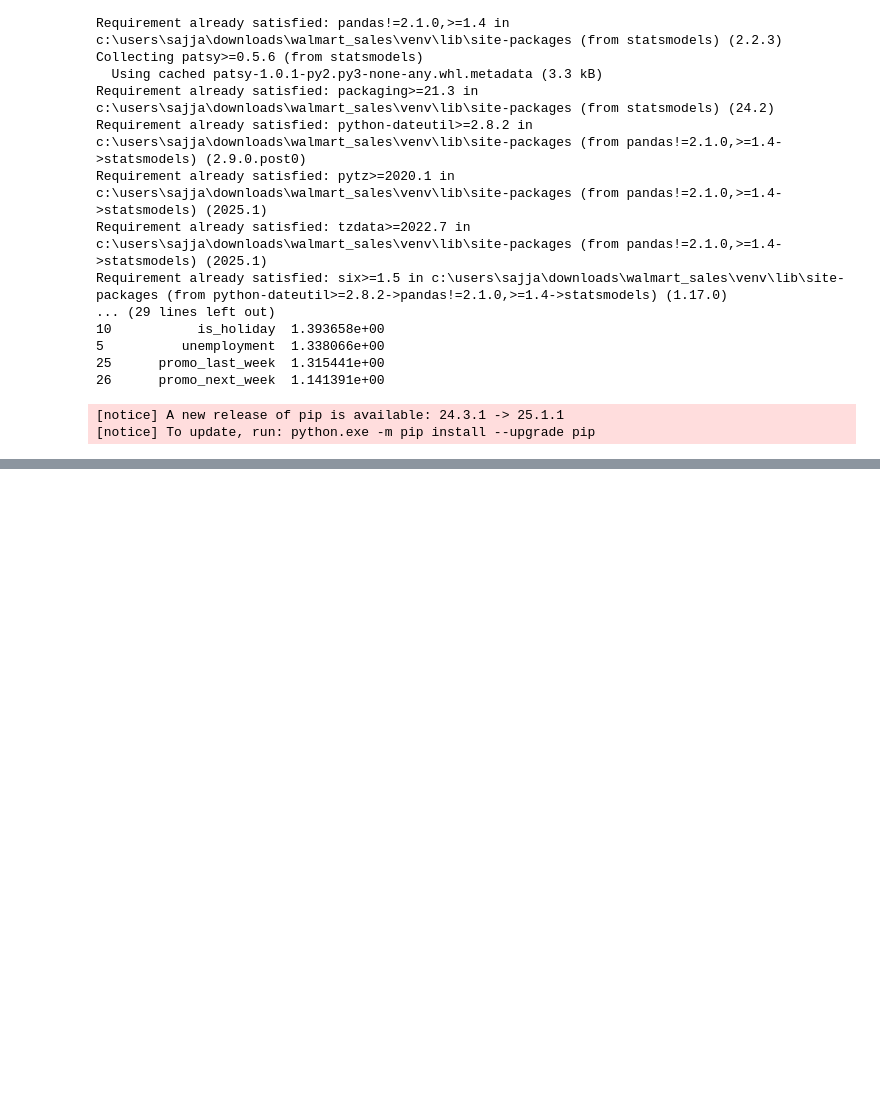
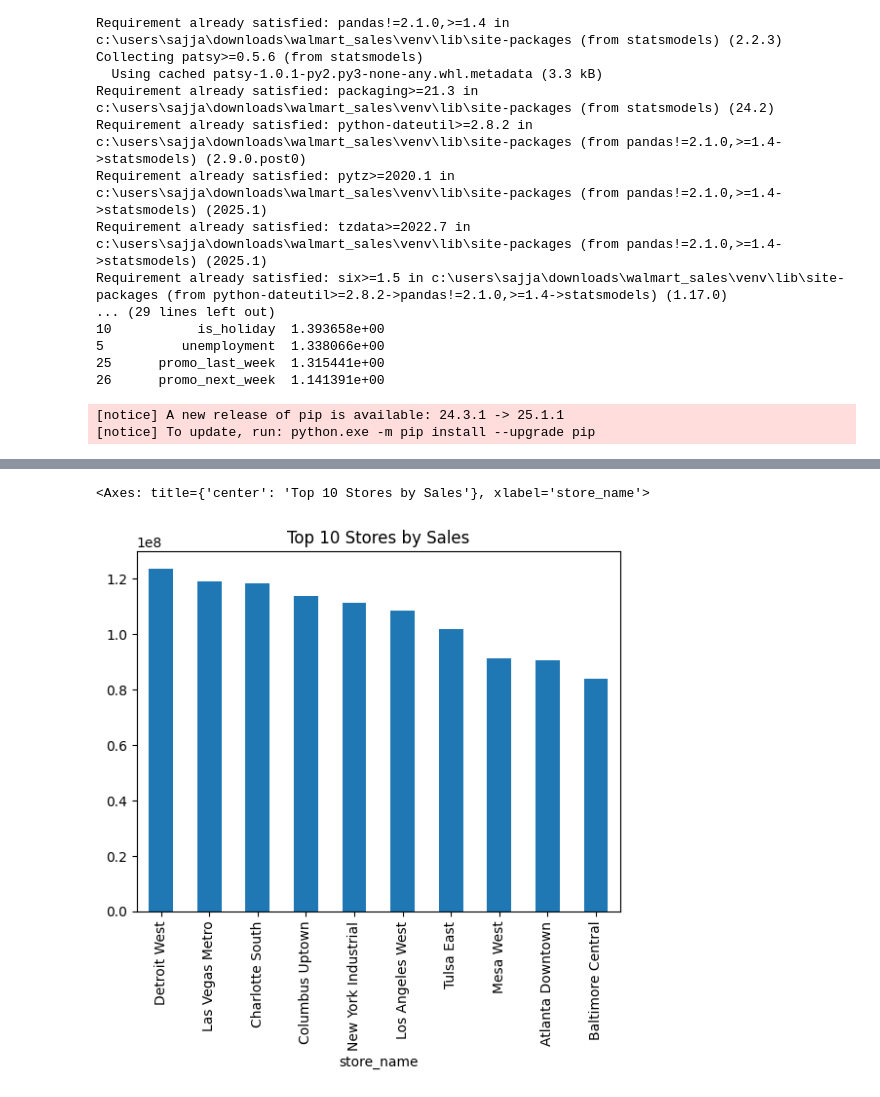
Before and after one commit to Santhosh-Dawre/Walmart_Sales_Prediction, a Jupyter notebook: notebooks/EDA_Analysis.ipynb, the cells around one changed output, grey strips where cells are left out. Saved outputs shown, nothing was run; the diff lists cells and outputs as text; code cells hidden in the pictures; blank space fills up the shorter version.

```diff
--- a/notebooks/EDA_Analysis.ipynb
+++ b/notebooks/EDA_Analysis.ipynb
@@ -345,0 +418,6 @@ Requirement already satisfied: six>=1.5 in c:\users\sajja\downloads\walmart_sale
+# %%
+# Top 10 performing stores
+df.groupby('store_name')['weekly_sales'].sum().sort_values(ascending=False).head(10).plot(kind='bar', title='Top 10 Stores by Sales')
+# %% [output]
+<Axes: title={'center': 'Top 10 Stores by Sales'}, xlabel='store_name'>
+[figure, added]
```
Also changed, not shown: parts of 20 cells of this notebook, 1 other file.
